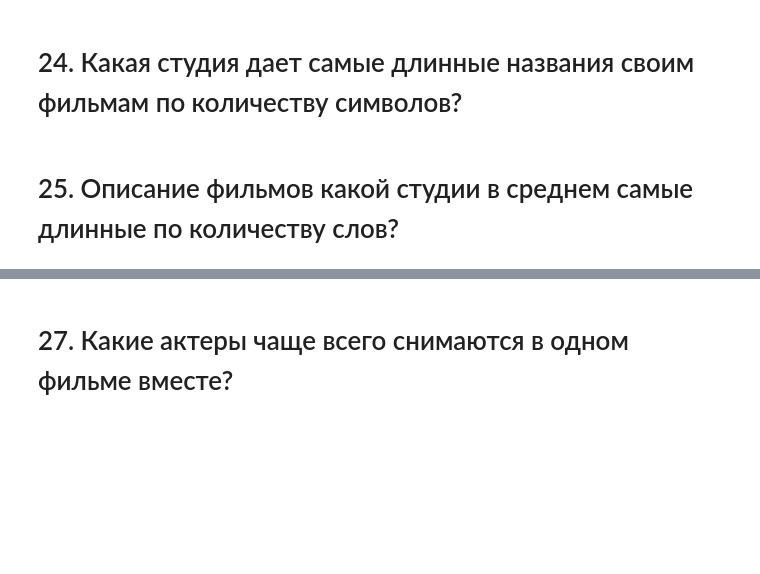
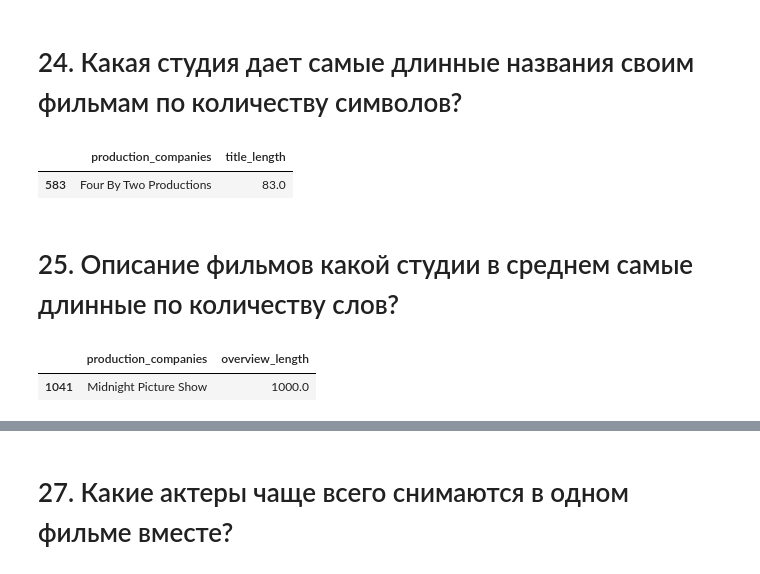
Before and after one commit to OrlovaNY/SF_DS_Course, a Jupyter notebook: FinalProjects/module_1/Movies_IMBD_v4.1_TEMPLATE.ipynb, the cells around one changed output, grey strips where cells are left out. Saved outputs shown, nothing was run; the diff lists cells and outputs as text; code cells hidden in the pictures; blank space fills up the shorter version.

```diff
--- a/FinalProjects/module_1/Movies_IMBD_v4.1_TEMPLATE.ipynb
+++ b/FinalProjects/module_1/Movies_IMBD_v4.1_TEMPLATE.ipynb
@@ -448,3 +448,23 @@ See the caveats in the documentation: https://pandas.pydata.org/pandas-docs/stab
 answers['23'] = '5. Peter Jackson' #
 # %% [markdown]
 # 24. Какая студия дает самые длинные названия своим фильмам по количеству символов?
+# %%
+# Сначала скопируем датафрейм, чтобы работать с ним независимо от исходного
+data_new12 = data.copy(deep=True)
+# Решение
+# Сначала считаем общее количество символов в названии каждого фильма
+data_new12['title_length'] = data_new12['original_title'].apply(lambda x: len(x))
+data_new12 = data_new12[['original_title', 'title_length', 'production_companies']]
+
+# Преобразуем строку в список режиссеров
+data_new12['production_companies'] = data_new12['production_companies'].apply(lambda x: x.split('|'))
+
+# Размножим количество строк по каждому фильму на количество компаний
+data_splitted_by_comp = data_new12.explode('production_companies')
+
+# Далее группируем по компаниям и считаем среднюю длину названий всех фильмов
+title_lenght_by_comp = data_splitted_by_comp.groupby(['production_companies'])['title_length'].mean().reset_index()
+title_lenght_by_comp[title_lenght_by_comp['title_length'] == title_lenght_by_comp['title_length'].max()]
+# %% [output]
+|  | production_companies | title_length |
+| 583 | Four By Two Productions | 83.0 |
@@ -451,2 +474,23 @@ answers['23'] = '5. Peter Jackson' #
 # %% [markdown]
 # 25. Описание фильмов какой студии в среднем самые длинные по количеству слов?
+# %%
+# Сначала скопируем датафрейм, чтобы работать с ним независимо от исходного
+data_new13 = data.copy(deep=True)
+
+# Решение
+# Сначала считаем общее количество символов в описании каждого фильма
+data_new13['overview_length'] = data_new13['overview'].apply(lambda x: len(x))
+data_new13 = data_new13[['overview', 'overview_length', 'production_companies']]
+
+# Преобразуем строку в список компаний
+data_new13['production_companies'] = data_new13['production_companies'].apply(lambda x: x.split('|'))
+
+# Размножим количество строк по каждому фильму на количество компаний
+data_splitted_by_comp2 = data_new13.explode('production_companies')
+data_splitted_by_comp2
+# Далее группируем по компаниям и считаем cреднюю длину названий всех фильмов
+overview_lenght_by_comp = data_splitted_by_comp2.groupby(['production_companies'])['overview_length'].mean().reset_index()
+overview_lenght_by_comp[overview_lenght_by_comp['overview_length'] == overview_lenght_by_comp['overview_length'].max()]
+# %% [output]
+|  | production_companies | overview_length |
+| 1041 | Midnight Picture Show | 1000.0 |
```
Also changed, not shown: parts of 10 cells of this notebook, 1 other file.
